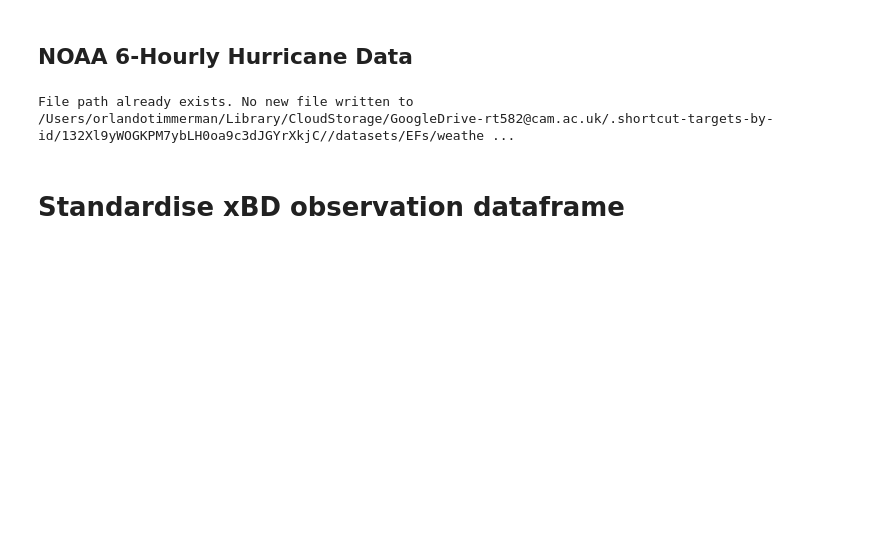
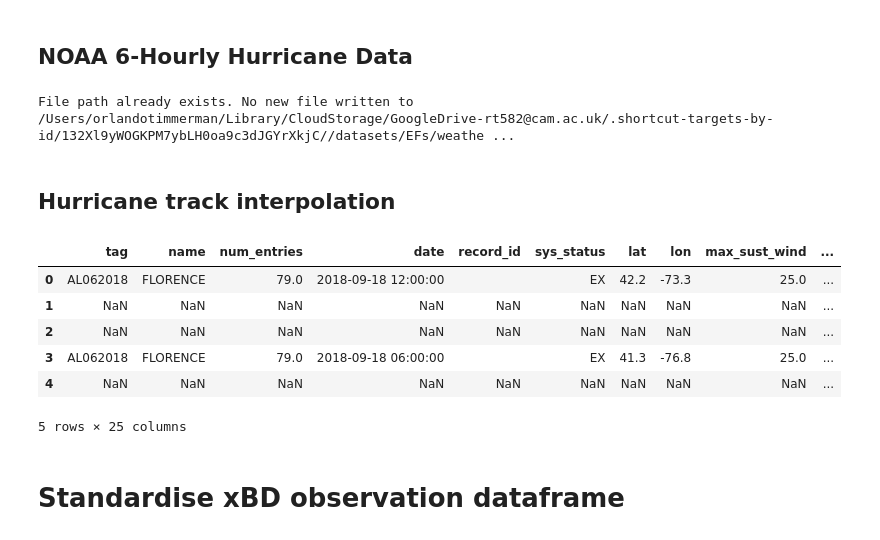
Before and after one commit to ai4er-cdt/hurricane-harm-herald, a Jupyter notebook: notebooks/process_dfs_for_weather.ipynb, the cells around one changed output. Saved outputs shown, nothing was run; the diff lists cells and outputs as text; code cells hidden in the pictures; blank space fills up the shorter version.

```diff
--- a/notebooks/process_dfs_for_weather.ipynb
+++ b/notebooks/process_dfs_for_weather.ipynb
@@ -110,6 +110,26 @@ gtc_functions.write_df_to_pkl(df_xbd_noaa_pkl_path_dir,
                             df_xbd_hurricanes_noaa)
 # %% [output]
 File path already exists. No new file written to /Users/orlandotimmerman/Library/CloudStorage/GoogleDrive-rt582@cam.ac.uk/.shortcut-targets-by-id/132Xl9yWOGKPM7ybLH0oa9c3dJGYrXkjC//datasets/EFs/weathe ...
+# %% [markdown]
+## Hurricane track interpolation
+# %%
+df_xbd_hurricanes_noaa
+
+# num_interpolation points TODO: make this proportional to the distance between observations
+num_inter_points = 2
+new_index = pd.RangeIndex(len(df_xbd_hurricanes_noaa)*(num_inter_points+1))
+inter_df = pd.DataFrame(np.nan, index=new_index, columns=df_xbd_hurricanes_noaa.columns)	# limit to necessary columns?
+ids = np.arange(len(df_xbd_hurricanes_noaa))*(num_inter_points+1)
+inter_df.loc[ids] = df_xbd_hurricanes_noaa.values
+inter_df.head()
+# %% [output]
+|  | tag | name | num_entries | date | record_id | sys_status | lat | lon | max_sust_wind | ... |
+| 0 | AL062018 | FLORENCE | 79.0 | 2018-09-18 12:00:00 |  | EX | 42.2 | -73.3 | 25.0 | ... |
+| 1 | NaN | NaN | NaN | NaN | NaN | NaN | NaN | NaN | NaN | ... |
+| 2 | NaN | NaN | NaN | NaN | NaN | NaN | NaN | NaN | NaN | ... |
+| 3 | AL062018 | FLORENCE | 79.0 | 2018-09-18 06:00:00 |  | EX | 41.3 | -76.8 | 25.0 | ... |
+| 4 | NaN | NaN | NaN | NaN | NaN | NaN | NaN | NaN | NaN | ... |
+5 rows × 25 columns
 # %% [markdown]
 # Standardise xBD observation dataframe
 # %%
```
Also changed, not shown: parts of 2 cells of this notebook.
